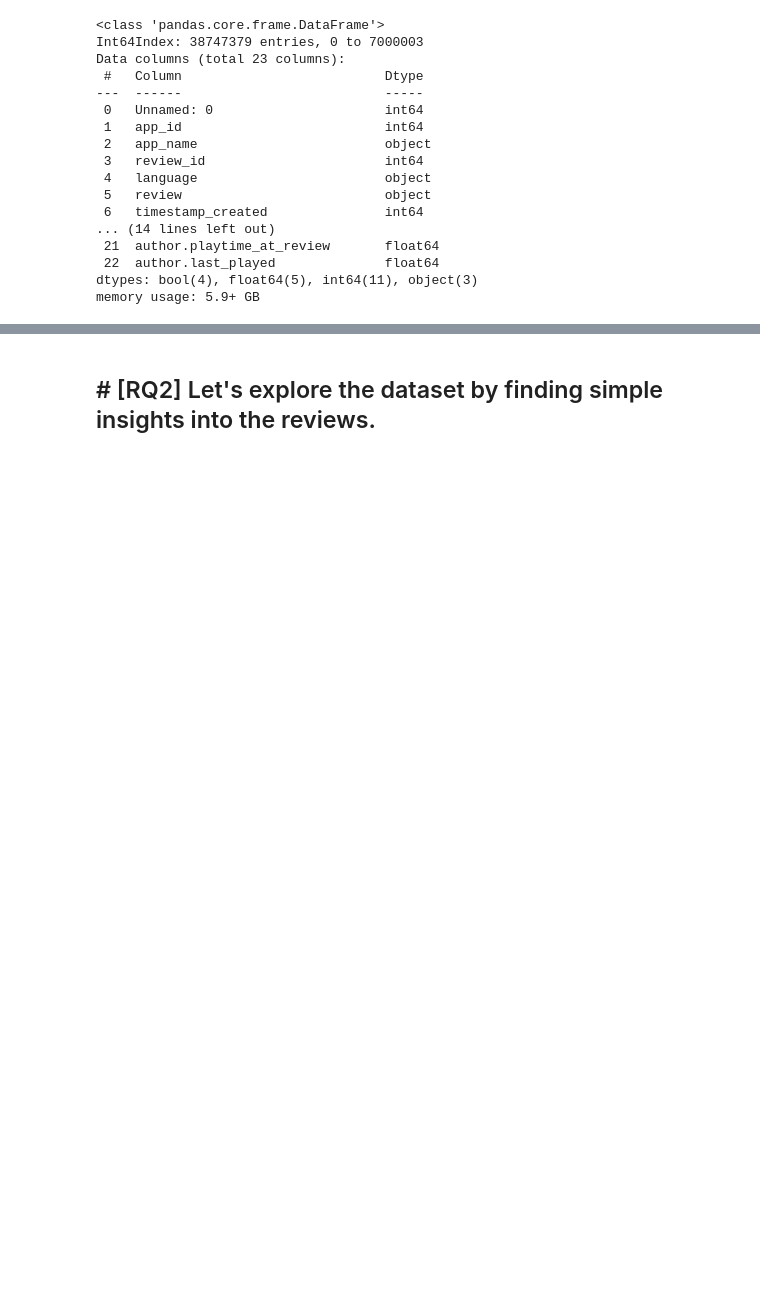
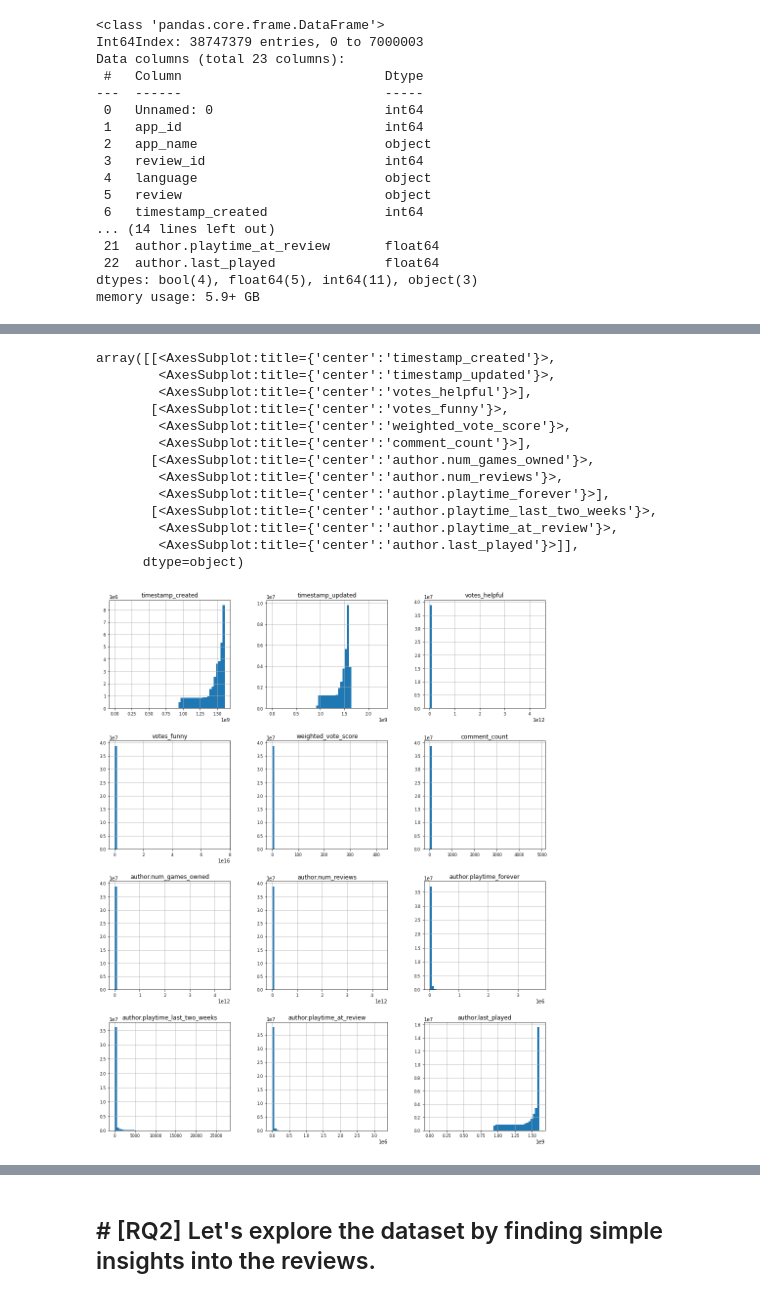
Before and after one commit to S4b3/ADM-HW2-Group44, a Jupyter notebook: main.ipynb, the cells around one changed output, grey strips where cells are left out. Cells and saved outputs as stored; diff of their text form; code cells hidden in the pictures; blank space fills up the shorter version.

Commit message:
fixed some issues and  restablished all dataset

```diff
--- a/main.ipynb
+++ b/main.ipynb
@@ -231,3 +301,24 @@ memory usage: 5.9+ GB
+# %%
+#plotting relevant numerical columns
+d=dataframe[['timestamp_created','timestamp_updated','votes_helpful','votes_funny','weighted_vote_score','comment_count','author.num_games_owned','author.num_reviews','author.playtime_forever','author.playtime_last_two_weeks','author.playtime_at_review','author.last_played']]
+dataset_num = d.select_dtypes(include = ['float64', 'int64'])
+dataset_num.head()
+dataset_num.hist(figsize=(16, 20), bins=50, xlabelsize=8, ylabelsize=8)
+# %% [output]
+array([[<AxesSubplot:title={'center':'timestamp_created'}>,
+        <AxesSubplot:title={'center':'timestamp_updated'}>,
+        <AxesSubplot:title={'center':'votes_helpful'}>],
+       [<AxesSubplot:title={'center':'votes_funny'}>,
+        <AxesSubplot:title={'center':'weighted_vote_score'}>,
+        <AxesSubplot:title={'center':'comment_count'}>],
+       [<AxesSubplot:title={'center':'author.num_games_owned'}>,
+        <AxesSubplot:title={'center':'author.num_reviews'}>,
+        <AxesSubplot:title={'center':'author.playtime_forever'}>],
+       [<AxesSubplot:title={'center':'author.playtime_last_two_weeks'}>,
+        <AxesSubplot:title={'center':'author.playtime_at_review'}>,
+        <AxesSubplot:title={'center':'author.last_played'}>]],
+      dtype=object)
+[figure, added]
 # %%
 recomm_amount = dataframe["recommended"].value_counts()
 recomm_amount = recomm_amount/sum(recomm_amount)
```
Also changed, not shown: parts of 22 cells of this notebook, 2 other files.
